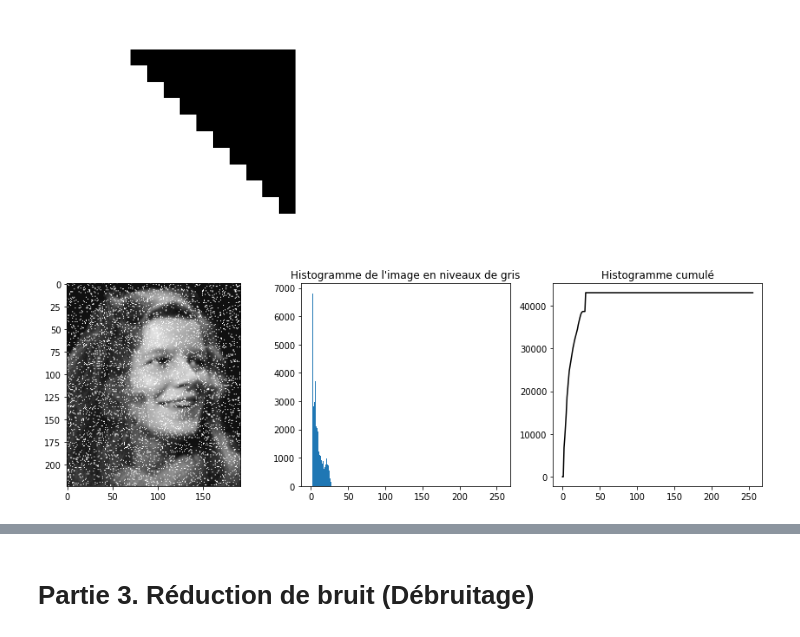
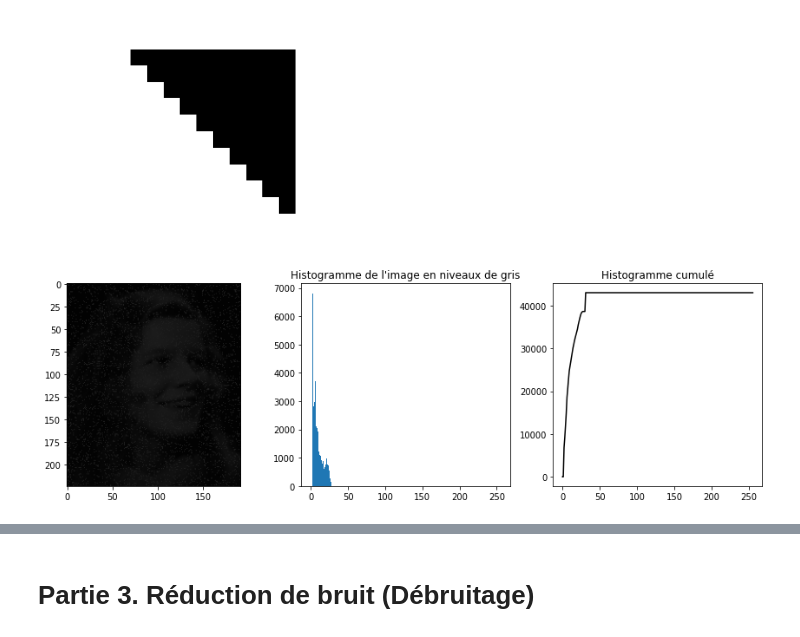
Before and after one commit to justirbs/AI_based_image_processing, a Jupyter notebook: TP1/tp1.ipynb, the cells around one changed output, grey strips where cells are left out. Saved outputs shown, nothing was run; the diff lists cells and outputs as text; code cells hidden in the pictures.

```diff
--- a/TP1/tp1.ipynb
+++ b/TP1/tp1.ipynb
@@ -199,33 +199,35 @@ else:
 # %% [output]
 [figure]
 # %%
-image = np.array(Image.open('histo_imageTest_entree_3D.png').convert('L'))
+image = np.array(Image.open('img/histo_imageTest_entree_3D.png').convert('L'))
+image_to_show = cv2.imread('img/histo_imageTest_entree_3D.png')
+image_to_show = cv2.cvtColor(image_to_show, cv2.COLOR_BGR2RGB)
 
 # Calculez l'histogramme de l'image en niveaux de gris
 histogram = np.histogram(image, bins=256, range=(0, 256))[0]
 
 # Calculez l'histogramme cumulé
 cumulative_histogram = np.cumsum(histogram)
 
 plt.figure(figsize=(12, 4))
 
 plt.subplot(1, 3, 1)
-plt.imshow(image, cmap='gray')
+plt.imshow(image_to_show)
 
 # Afficher l'histogramme
 plt.subplot(1, 3, 2)
 plt.bar(np.arange(256), histogram, width=1.0)
 plt.title("Histogramme de l'image en niveaux de gris")
 
 # Afficher l'histogramme cumulé
 plt.subplot(1, 3, 3)
 plt.plot(cumulative_histogram, color='black')
 plt.title("Histogramme cumulé")
 
 plt.tight_layout()
 plt.show()
 # %% [output]
-[figure, old version]
+[figure, new version]
 # %%
 # Étirez l'histogramme
 min_pixel_value = np.min(image)
```
Also changed, not shown: parts of 18 cells of this notebook, 7 other files.
